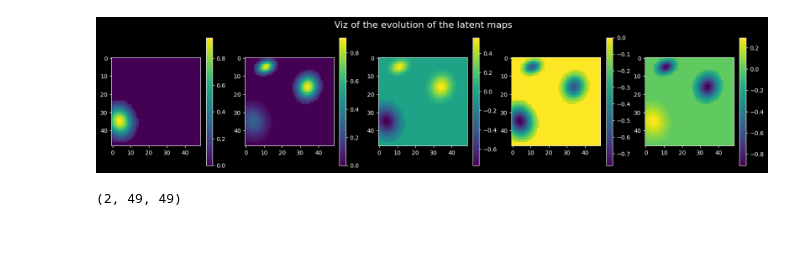
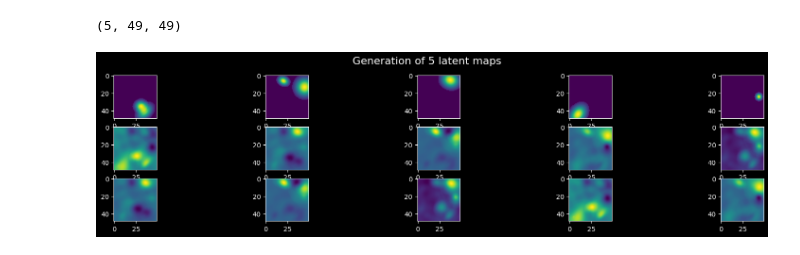
Before and after one commit to EmmaGau/project-mva-time-series, a Jupyter notebook: experiments.ipynb, the cells around one changed output. Drawn from its saved outputs; the diff is of its cells as text; code cells hidden in the pictures.

Commit message:
Added map reordering

```diff
--- a/experiments.ipynb
+++ b/experiments.ipynb
@@ -52,0 +72,3 @@ data_fmri.shape
+# %%
+corr_matrix = get_corr_matrix(V_maps_pred_jean, V_real)
+plt.imshow(corr_matrix)
@@ -52,0 +78,29 @@ data_fmri.shape
+# %%
+def greedy_matching(set_1, set_2, corr_matrix):
+    matched_indices = set()
+    matched_pairs = []
+
+    # Iterate through set_1
+    for i in range(len(set_1)):
+        max_corr = -np.inf
+        best_pair = None
+
+        # Iterate through set_2 to find the best unmatched pair
+        for j in range(len(set_2)):
+            if j not in matched_indices:
+                if corr_matrix[i, j] > max_corr:
+                    max_corr = corr_matrix[i, j]
+                    best_pair = (i, j)
+
+        # Mark the best pair as matched
+        if best_pair:
+            matched_indices.add(best_pair[1])
+            matched_pairs.append(best_pair)
+
+    # Reorder set_2 based on the matched pairs
+    reordered_set_2 = [set_2[j] for i, j in sorted(matched_pairs)]
+
+    return reordered_set_2
+# %%
+corr_matrix = get_corr_matrix(V_real, V_maps_pred_jean)
+V_maps_jean_reordered = greedy_matching(V_real, V_maps_pred_jean, corr_matrix)
@@ -53,9 +118,14 @@ data_fmri.shape
+# %%
+V_maps_pred_jean.shape
+# %% [output]
+(5, 49, 49)
 # %%
-fig, ax = plt.subplots(1, 5, figsize=(20, 4))
-fig.suptitle(f'Viz of the evolution of the latent maps', fontsize=16)
-for i in range(n//40):
-    im = ax[i].imshow(data_fmri[0,i*(n//5), :, :], cmap="viridis")
-    plt.colorbar(im, ax=ax[i])
+fig, ax = plt.subplots(3,k, figsize=(20, 4))
+fig.suptitle('Generation of 5 latent maps',fontsize=16)
+for i in range(k):
+    ax[0][i].imshow(V_real[i])
+    ax[1][i].imshow(V_maps_pred_jean[i])
+    ax[2][i].imshow(V_maps_jean_reordered[i])
 fig.show()
 # %% [output]
-[figure, old version]
+[figure, new version]
@@ -71,4 +131,0 @@ V = get_init_V(data_fmri, n_components=2)
-# %%
-V.shape
-# %% [output]
-(2, 49, 49)
```
Also changed, not shown: parts of 20 cells of this notebook, 2 other files.
